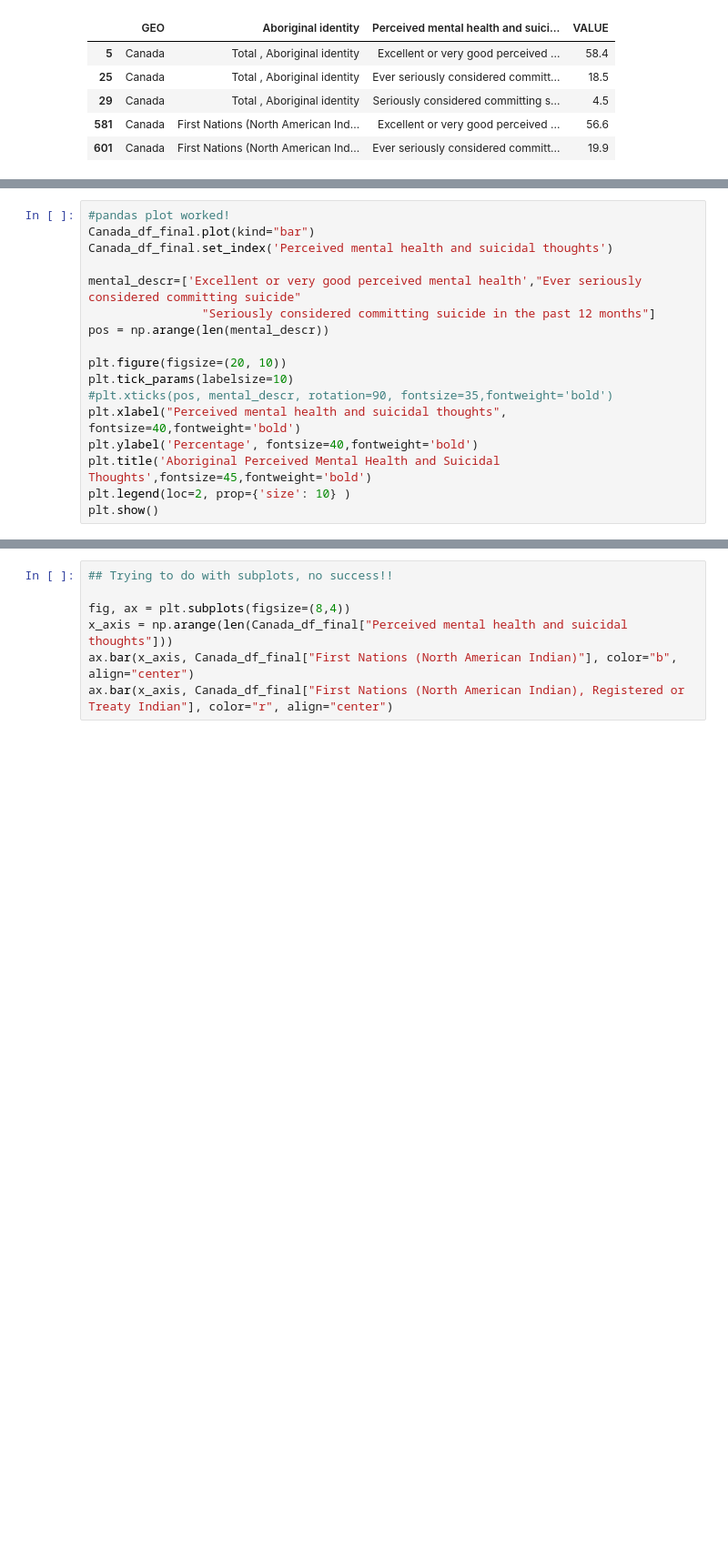
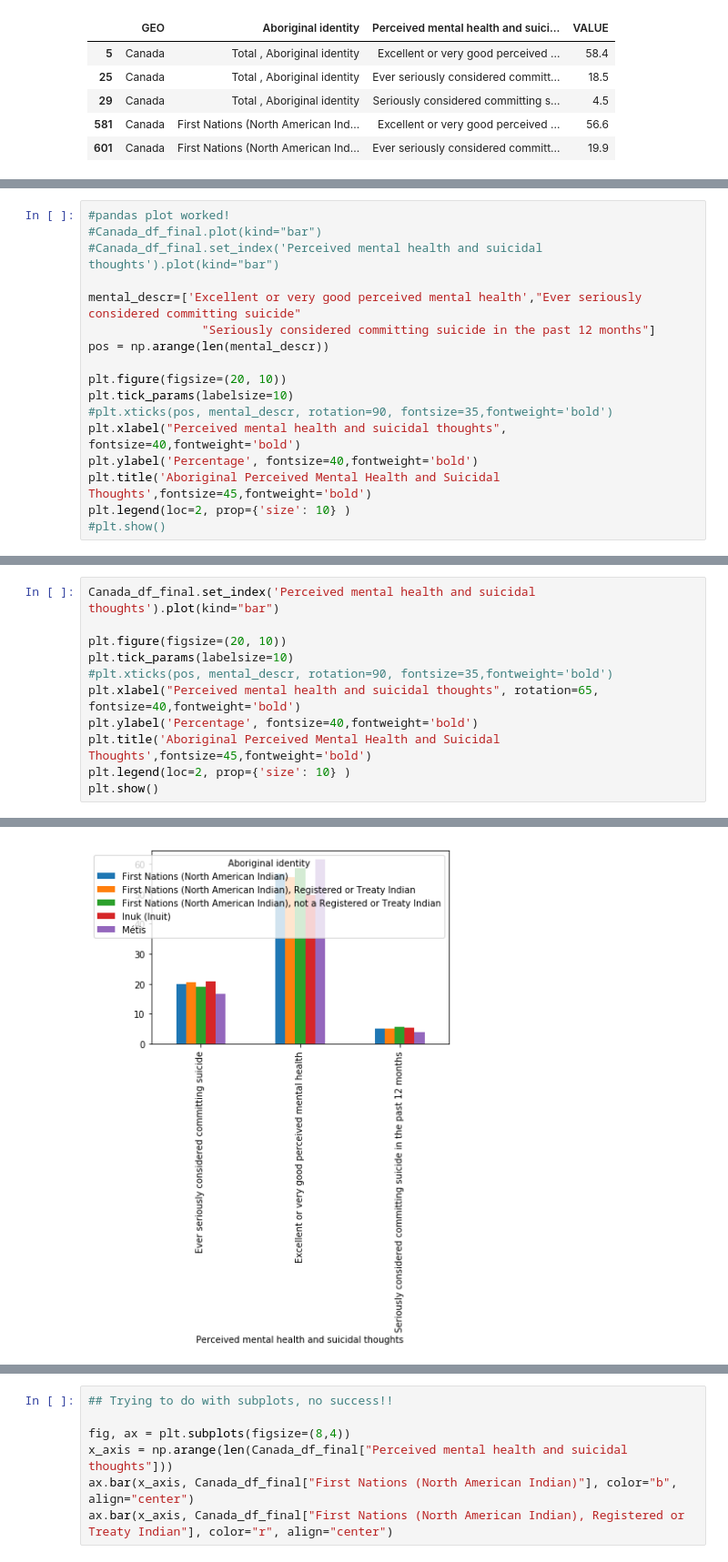
Before and after one commit to elsantonato/07-Project-1, a Jupyter notebook: Input/Suicide.ipynb, the cells around one changed output, grey strips where cells are left out. Shown at 91% size. Saved outputs shown, nothing was run; the diff lists cells and outputs as text; blank space fills up the shorter version.

```diff
--- a/Input/Suicide.ipynb
+++ b/Input/Suicide.ipynb
@@ -84,8 +84,8 @@ Canada_df_final
 | 11 | Seriously considered committing s... | 5.2 | 5.0 | 5.7 | ... |
 # %%
 #pandas plot worked!
-Canada_df_final.plot(kind="bar")
-Canada_df_final.set_index('Perceived mental health and suicidal thoughts')
+#Canada_df_final.plot(kind="bar")
+#Canada_df_final.set_index('Perceived mental health and suicidal thoughts').plot(kind="bar")
 
 mental_descr=['Excellent or very good perceived mental health',"Ever seriously considered committing suicide"
                 "Seriously considered committing suicide in the past 12 months"]
@@ -98,6 +98,6 @@ plt.xlabel("Perceived mental health and suicidal thoughts", fontsize=40,fontweig
 plt.ylabel('Percentage', fontsize=40,fontweight='bold')
 plt.title('Aboriginal Perceived Mental Health and Suicidal Thoughts',fontsize=45,fontweight='bold')
 plt.legend(loc=2, prop={'size': 10} )
-plt.show()
+#plt.show()
 # %% [output]
 No handles with labels found to put in legend.
@@ -105,0 +106,12 @@ No handles with labels found to put in legend.
+# %%
+Canada_df_final.set_index('Perceived mental health and suicidal thoughts').plot(kind="bar")
+
+plt.figure(figsize=(20, 10))
+plt.tick_params(labelsize=10)
+#plt.xticks(pos, mental_descr, rotation=90, fontsize=35,fontweight='bold')
+plt.xlabel("Perceived mental health and suicidal thoughts", rotation=65, fontsize=40,fontweight='bold')
+plt.ylabel('Percentage', fontsize=40,fontweight='bold')
+plt.title('Aboriginal Perceived Mental Health and Suicidal Thoughts',fontsize=45,fontweight='bold')
+plt.legend(loc=2, prop={'size': 10} )
+plt.show()
+# %% [output]
@@ -105,0 +119 @@ No handles with labels found to put in legend.
+[figure, added]
```
Also changed, not shown: parts of 2 cells of this notebook.
